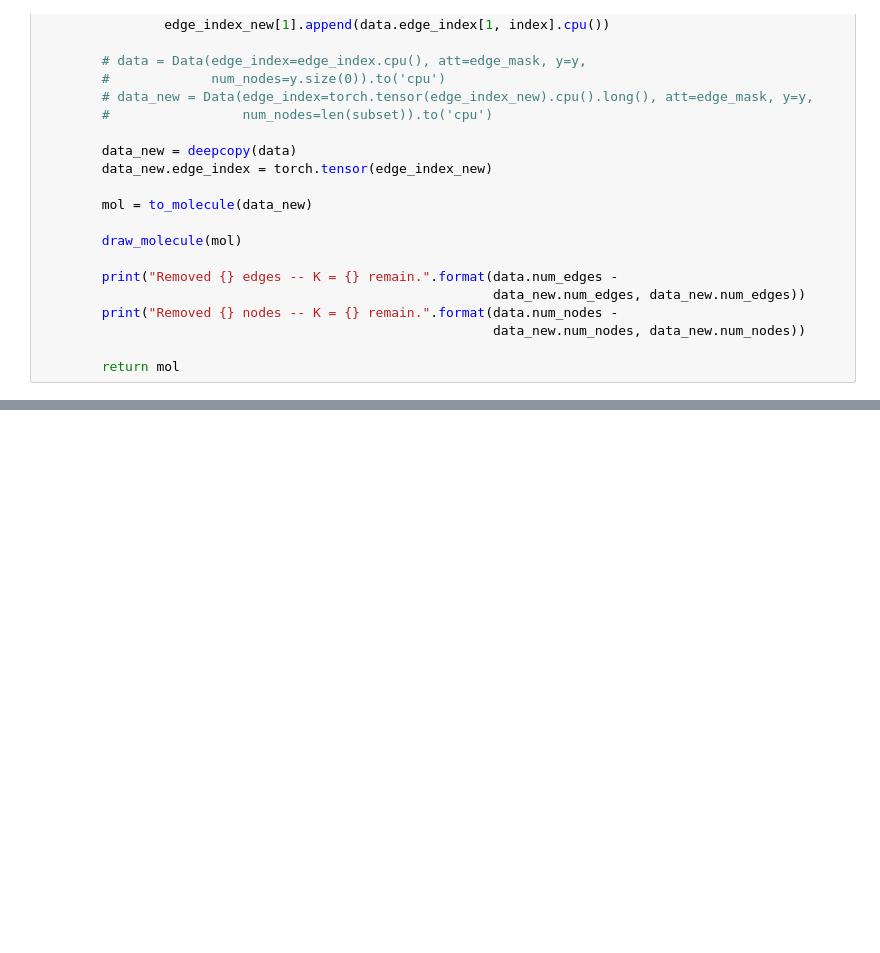
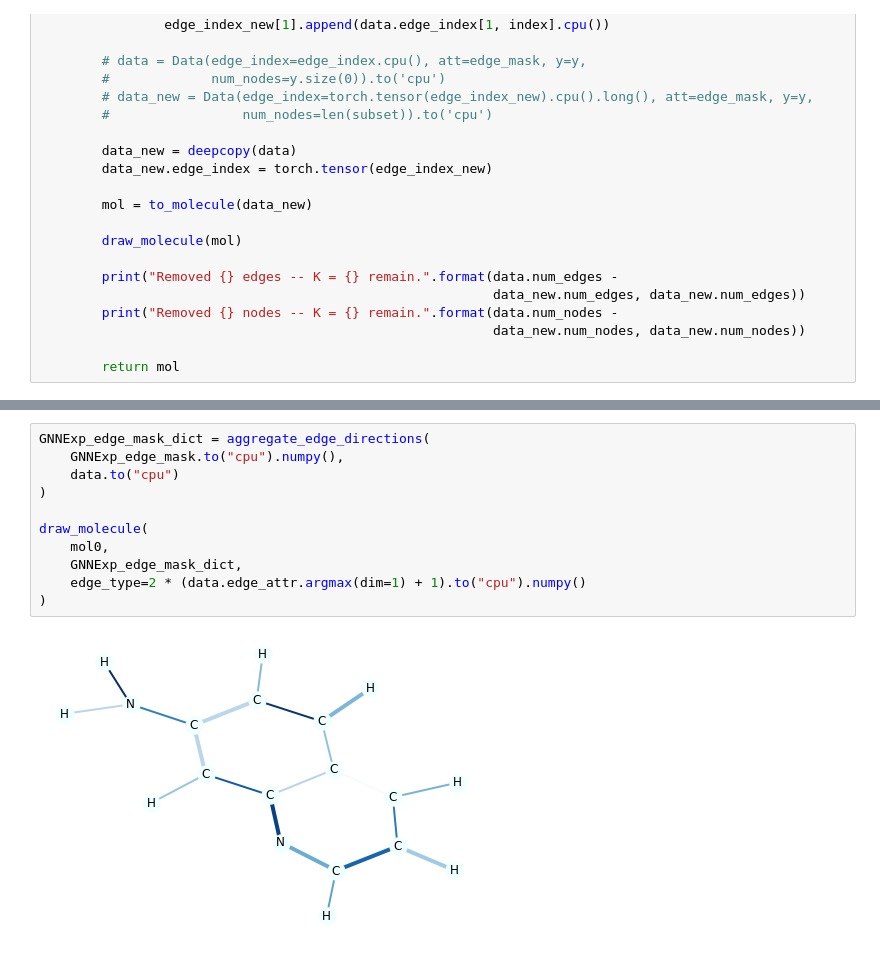
Before and after one commit to VisiumCH/AMLD-2021-Graphs, a Jupyter notebook: notebooks/Copy_of_GNN_Explanation.ipynb, the cells around one changed output, grey strips where cells are left out. Drawn from its saved outputs; the diff is of its cells as text; blank space fills up the shorter version.

```diff
--- a/notebooks/Copy_of_GNN_Explanation.ipynb
+++ b/notebooks/Copy_of_GNN_Explanation.ipynb
@@ -573,0 +584,13 @@ draw_molecule(mol0)
+# %%
+GNNExp_edge_mask_dict = aggregate_edge_directions(
+    GNNExp_edge_mask.to("cpu").numpy(),
+    data.to("cpu")
+)
+
+draw_molecule(
+    mol0,
+    GNNExp_edge_mask_dict,
+    edge_type=2 * (data.edge_attr.argmax(dim=1) + 1).to("cpu").numpy()
+)
+# %% [output]
+[figure, added]
```
Also changed, not shown: parts of 13 cells of this notebook.
